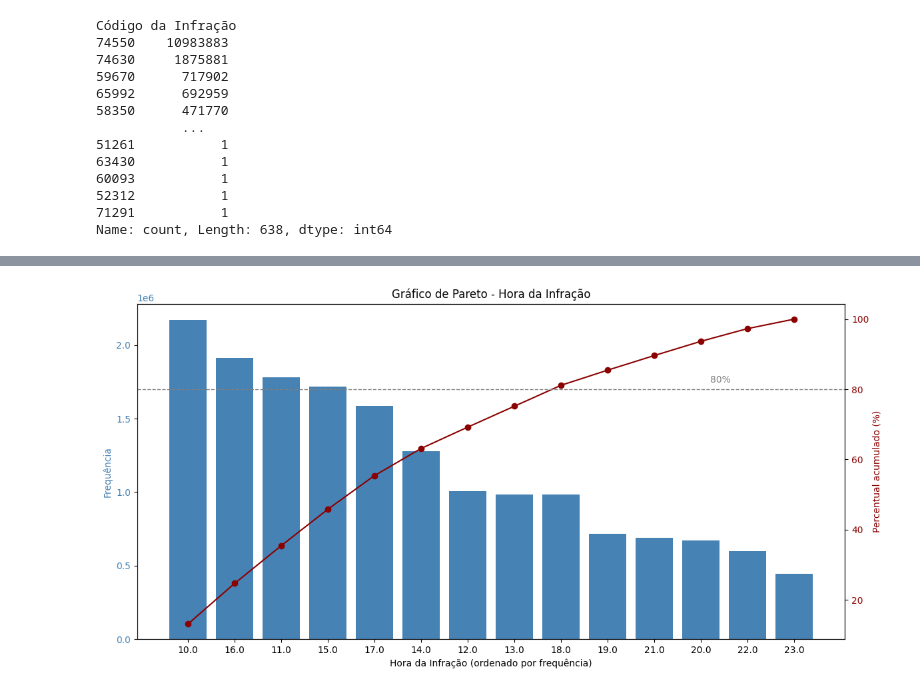
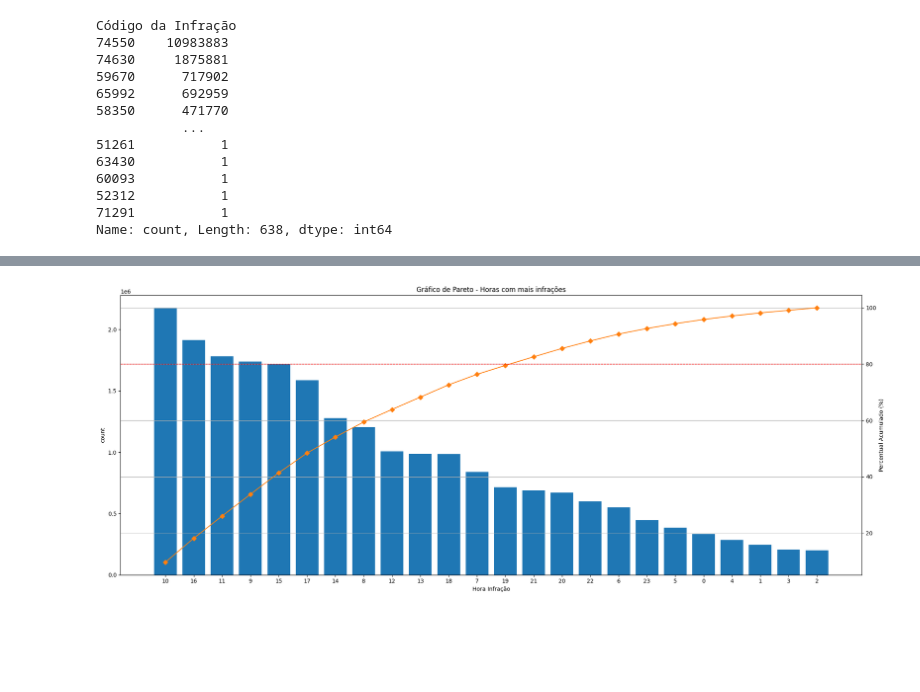
Before and after one commit to adrianop/dataScience, a Jupyter notebook: dados_agrupados.ipynb, the cells around one changed output, grey strips where cells are left out. Cells and saved outputs as stored; diff of their text form; code cells hidden in the pictures; blank space fills up the shorter version.

```diff
--- a/dados_agrupados.ipynb
+++ b/dados_agrupados.ipynb
@@ -295,52 +504,35 @@ Hora Infração
 2      200038
 Name: count, dtype: int64
 # %%
-import pandas as pd
-import matplotlib.pyplot as plt
+vc = df_infracoes_agrupado['Hora Infração'].value_counts()
+pareto_df = vc.reset_index()
+pareto_df.columns = ['Hora Infração', 'count']
 
-# 1. Padronizar a coluna 'Hora Infração'
-def extrair_hora(valor):
-    if pd.isnull(valor):
-        return None
-    valor = str(valor).strip().lower().replace("h", ":").replace(" ", "")
-    if ":" in valor:
-        try:
-            return int(valor.split(":")[0])
-        except:
-            return None
-    elif len(valor) >= 2:
-        try:
-            return int(valor[:2])
-        except:
-            return None
-    return None
+pareto_df['percent'] = 100 * pareto_df['count'] / pareto_df['count'].sum()
+pareto_df['percent_acumulado'] = pareto_df['percent'].cumsum()
 
-df = df_infracoes_agrupado.copy()
-df["hora_limpa"] = df["Hora Infração"].apply(extrair_hora)
+# 🔽 Filtra apenas as 30 idades mais frequentes
+pareto_top30 = pareto_df.head(50)
 
-# 2. Contagem por hora, ordenada da maior para menor (pareto)
-contagem = df["hora_limpa"].value_counts().sort_values(ascending=False)
-porcentagem_acumulada = contagem.cumsum() / contagem.sum() * 100
+# Gráfico de Pareto
+fig, ax = plt.subplots(figsize=(20, 8))
 
-# 3. Gráfico de Pareto
-fig, ax1 = plt.subplots(figsize=(12, 6))
+ax.bar(range(len(pareto_top30)), pareto_top30['count'], color='C0')
 
-# Barras (frequência)
-ax1.bar(contagem.index.astype(str), contagem.values, color="steelblue")
-ax1.set_ylabel("Frequência", color="steelblue")
-ax1.tick_params(axis="y", labelcolor="steelblue")
-ax1.set_xlabel("Hora da Infração (ordenado por frequência)")
-ax1.set_title("Gráfico de Pareto - Hora da Infração")
+ax2 = ax.twinx()
+ax2.plot(range(len(pareto_top30)), pareto_top30['percent_acumulado'], color='C1', marker='D')
+ax2.axhline(80, color='r', linestyle='--', linewidth=1)
+ax2.set_ylabel('Percentual Acumulado (%)')
 
-# Linha acumulada (%)
-ax2 = ax1.twinx()
-ax2.plot(contagem.index.astype(str), porcentagem_acumulada, color="darkred", marker="o")
-ax2.set_ylabel("Percentual acumulado (%)", color="darkred")
-ax2.tick_params(axis="y", labelcolor="darkred")
-ax2.axhline(80, color="gray", linestyle="--", linewidth=1)
-ax2.text(len(contagem) * 0.8, 82, "80%", color="gray")
+ax.set_xlabel('Hora Infração')
+ax.set_ylabel('count')
+ax.set_title('Gráfico de Pareto - Horas com mais infrações')
 
+ax.set_xticks(range(len(pareto_top30)))
+ax.set_xticklabels(pareto_top30['Hora Infração'])
+
+plt.grid(axis='y')
 plt.tight_layout()
 plt.show()
 # %% [output]
-[figure, old version]
+[figure, new version]
```
Also changed, not shown: parts of 14 cells of this notebook.
